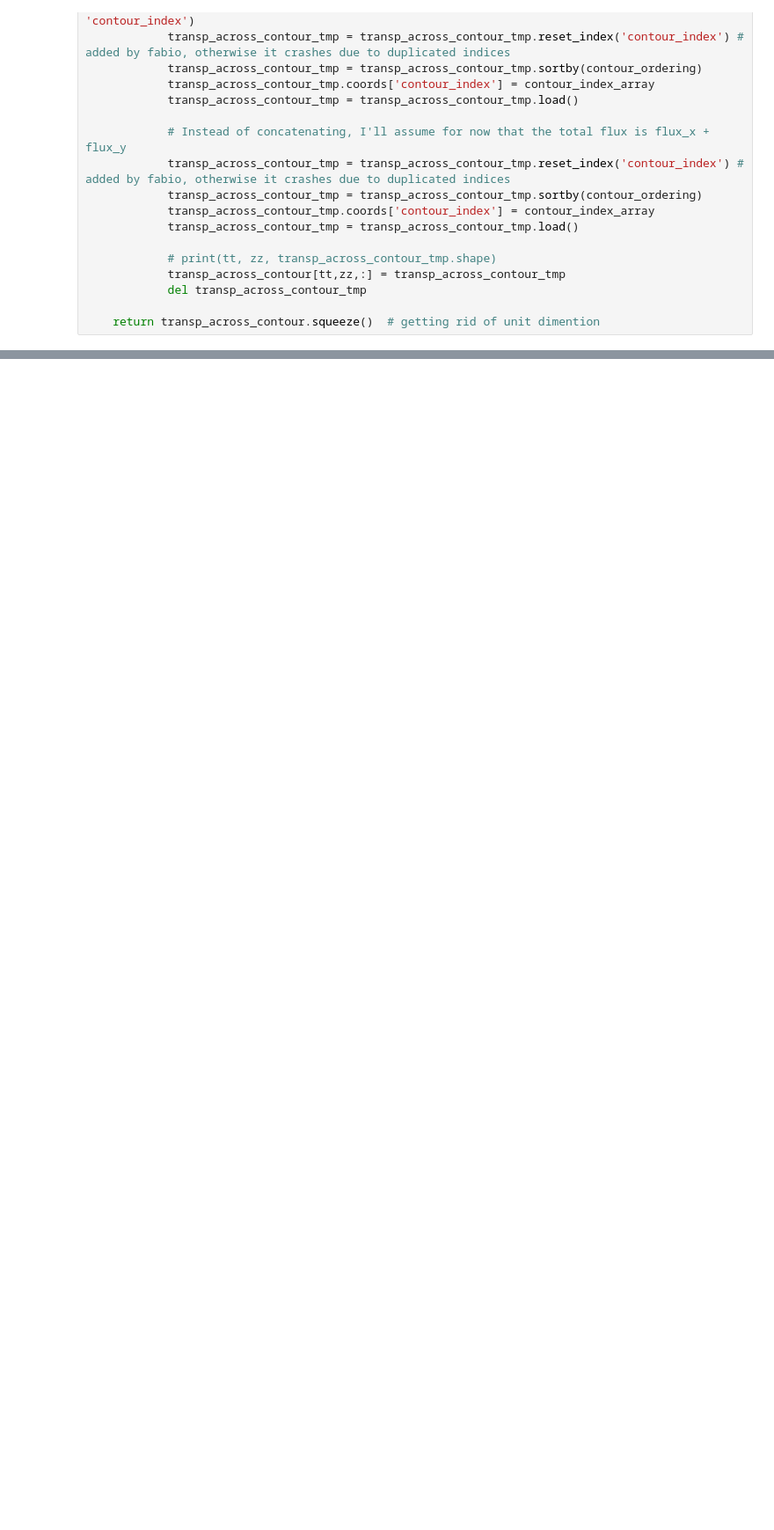
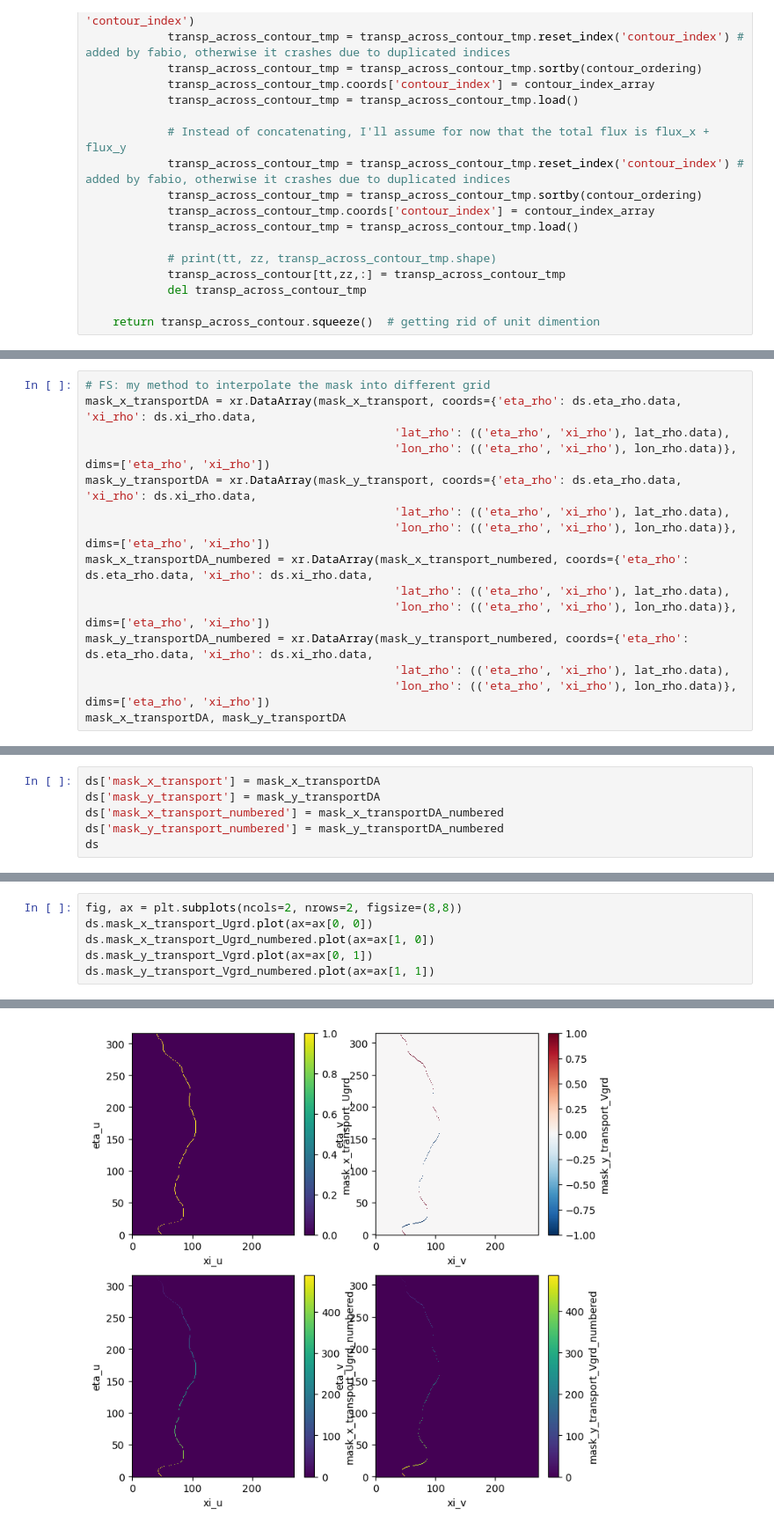
Before and after one commit to fncsobral/waom_notebook, a Jupyter notebook: OHB_shelf/Cross-1500m/testing.ipynb, the cells around one changed output, grey strips where cells are left out. Shown at 88% size. Drawn from its saved outputs; the diff is of its cells as text; blank space fills up the shorter version.

```diff
--- a/OHB_shelf/Cross-1500m/testing.ipynb
+++ b/OHB_shelf/Cross-1500m/testing.ipynb
@@ -1178,0 +828,15 @@ x_var_1d_tmp/y_var_1d_tmp shapes after stack: (317,), (172,)
+# %%
+# FS: my method to interpolate the mask into different grid
+mask_x_transportDA = xr.DataArray(mask_x_transport, coords={'eta_rho': ds.eta_rho.data, 'xi_rho': ds.xi_rho.data,
+                                             'lat_rho': (('eta_rho', 'xi_rho'), lat_rho.data),
+                                             'lon_rho': (('eta_rho', 'xi_rho'), lon_rho.data)}, dims=['eta_rho', 'xi_rho'])
+mask_y_transportDA = xr.DataArray(mask_y_transport, coords={'eta_rho': ds.eta_rho.data, 'xi_rho': ds.xi_rho.data,
+                                             'lat_rho': (('eta_rho', 'xi_rho'), lat_rho.data),
+                                             'lon_rho': (('eta_rho', 'xi_rho'), lon_rho.data)}, dims=['eta_rho', 'xi_rho'])
+mask_x_transportDA_numbered = xr.DataArray(mask_x_transport_numbered, coords={'eta_rho': ds.eta_rho.data, 'xi_rho': ds.xi_rho.data,
+                                             'lat_rho': (('eta_rho', 'xi_rho'), lat_rho.data),
+                                             'lon_rho': (('eta_rho', 'xi_rho'), lon_rho.data)}, dims=['eta_rho', 'xi_rho'])
+mask_y_transportDA_numbered = xr.DataArray(mask_y_transport_numbered, coords={'eta_rho': ds.eta_rho.data, 'xi_rho': ds.xi_rho.data,
+                                             'lat_rho': (('eta_rho', 'xi_rho'), lat_rho.data),
+                                             'lon_rho': (('eta_rho', 'xi_rho'), lon_rho.data)}, dims=['eta_rho', 'xi_rho'])
+mask_x_transportDA, mask_y_transportDA
@@ -1178,0 +861,6 @@ x_var_1d_tmp/y_var_1d_tmp shapes after stack: (317,), (172,)
+# %%
+ds['mask_x_transport'] = mask_x_transportDA
+ds['mask_y_transport'] = mask_y_transportDA
+ds['mask_x_transport_numbered'] = mask_x_transportDA_numbered
+ds['mask_y_transport_numbered'] = mask_y_transportDA_numbered
+ds
@@ -1178,0 +909,7 @@ x_var_1d_tmp/y_var_1d_tmp shapes after stack: (317,), (172,)
+# %%
+fig, ax = plt.subplots(ncols=2, nrows=2, figsize=(8,8))
+ds.mask_x_transport_Ugrd.plot(ax=ax[0, 0])
+ds.mask_x_transport_Ugrd_numbered.plot(ax=ax[1, 0])
+ds.mask_y_transport_Vgrd.plot(ax=ax[0, 1])
+ds.mask_y_transport_Vgrd_numbered.plot(ax=ax[1, 1])
+# %% [output]
@@ -1178,0 +917 @@ x_var_1d_tmp/y_var_1d_tmp shapes after stack: (317,), (172,)
+[figure, added]
```
Also changed, not shown: parts of 46 cells of this notebook.
